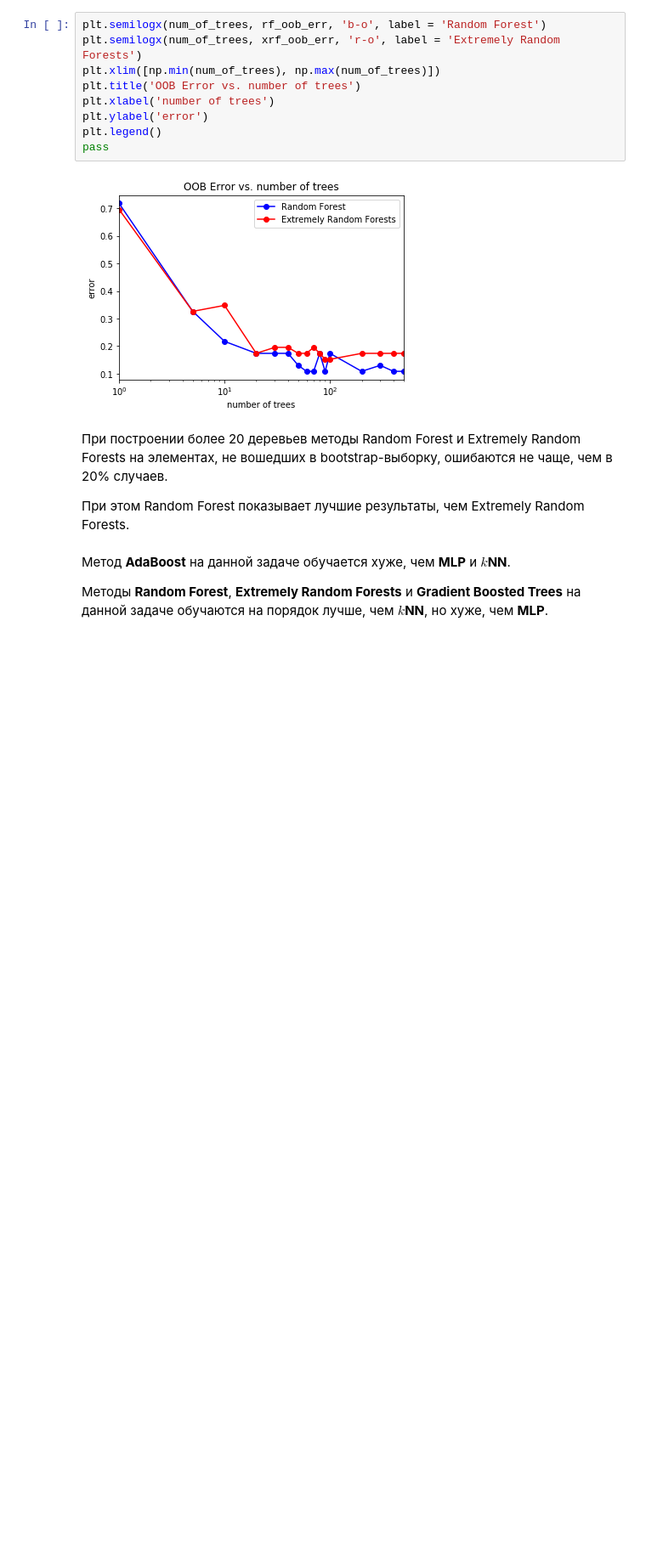
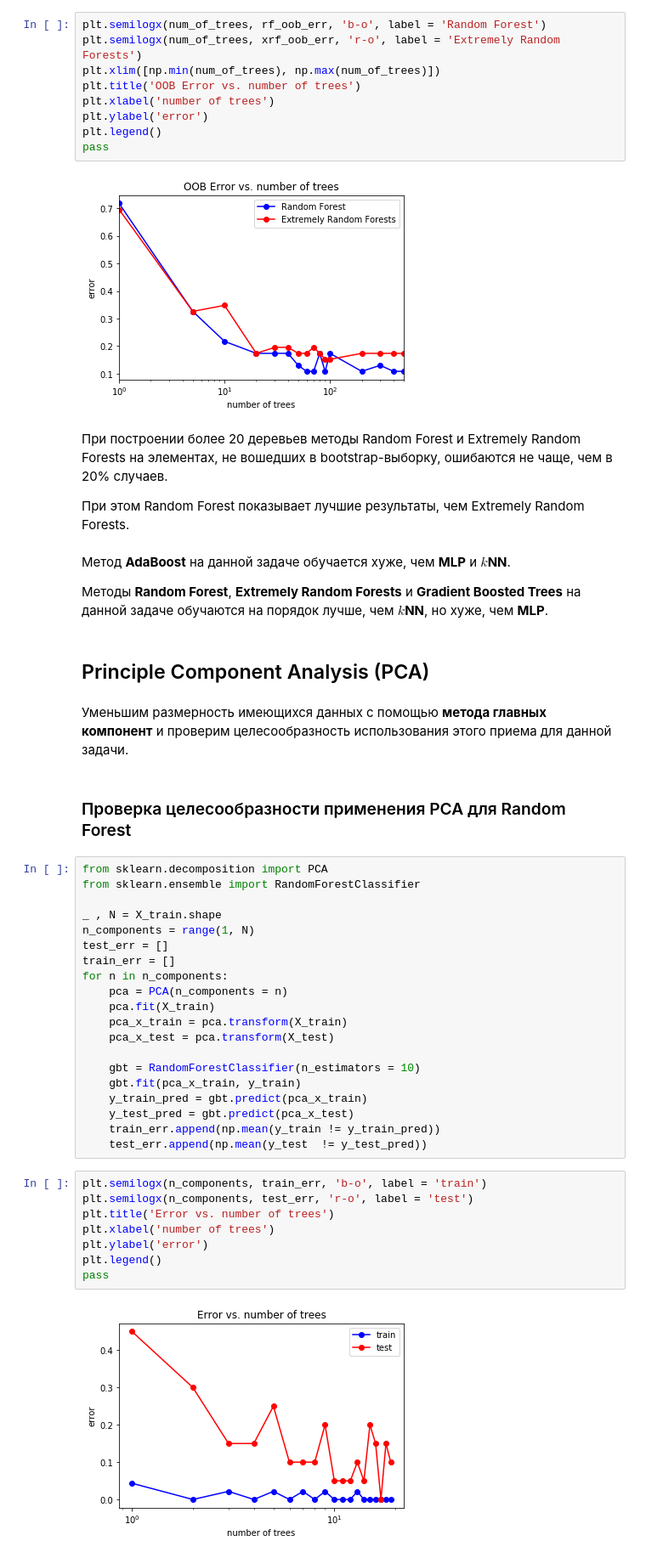
Before and after one commit to Shiryaeva-vera/SwedishCrimeStatistics, a Jupyter notebook: SwedishCrimeStatistics.ipynb, the cells around one changed output. Shown at 85% size. Saved outputs shown, nothing was run; the diff lists cells and outputs as text; blank space fills up the shorter version.

```diff
--- a/SwedishCrimeStatistics.ipynb
+++ b/SwedishCrimeStatistics.ipynb
@@ -1030,3 +1030,39 @@ pass
 Метод **AdaBoost** на данной задаче обучается хуже, чем **MLP** и **$k$NN**.
 
 Методы **Random Forest**, **Extremely Random Forests** и **Gradient Boosted Trees** на данной задаче обучаются на порядок лучше, чем **$k$NN**, но хуже, чем **MLP**.
+# %% [markdown]
+## Principle Component Analysis (PCA)
+# %% [markdown]
+Уменьшим размерность имеющихся данных с помощью **метода главных компонент** и проверим целесообразность использования этого приема для данной задачи.
+# %% [markdown]
+### Проверка целесообразности применения PCA для Random Forest
+# %%
+from sklearn.decomposition import PCA
+from sklearn.ensemble import RandomForestClassifier
+
+_ , N = X_train.shape
+n_components = range(1, N)
+test_err = []
+train_err = []
+for n in n_components:
+    pca = PCA(n_components = n)
+    pca.fit(X_train)
+    pca_x_train = pca.transform(X_train)
+    pca_x_test = pca.transform(X_test)
+
+    gbt = RandomForestClassifier(n_estimators = 10)
+    gbt.fit(pca_x_train, y_train)
+    y_train_pred = gbt.predict(pca_x_train)
+    y_test_pred = gbt.predict(pca_x_test)
+    train_err.append(np.mean(y_train != y_train_pred))
+    test_err.append(np.mean(y_test  != y_test_pred))
+# %%
+plt.semilogx(n_components, train_err, 'b-o', label = 'train')
+plt.semilogx(n_components, test_err, 'r-o', label = 'test')
+plt.title('Error vs. number of trees')
+plt.xlabel('number of trees')
+plt.ylabel('error')
+plt.legend()
+pass
+# %% [output]
+[figure, added]
```
Also changed, not shown: parts of 6 cells of this notebook.
